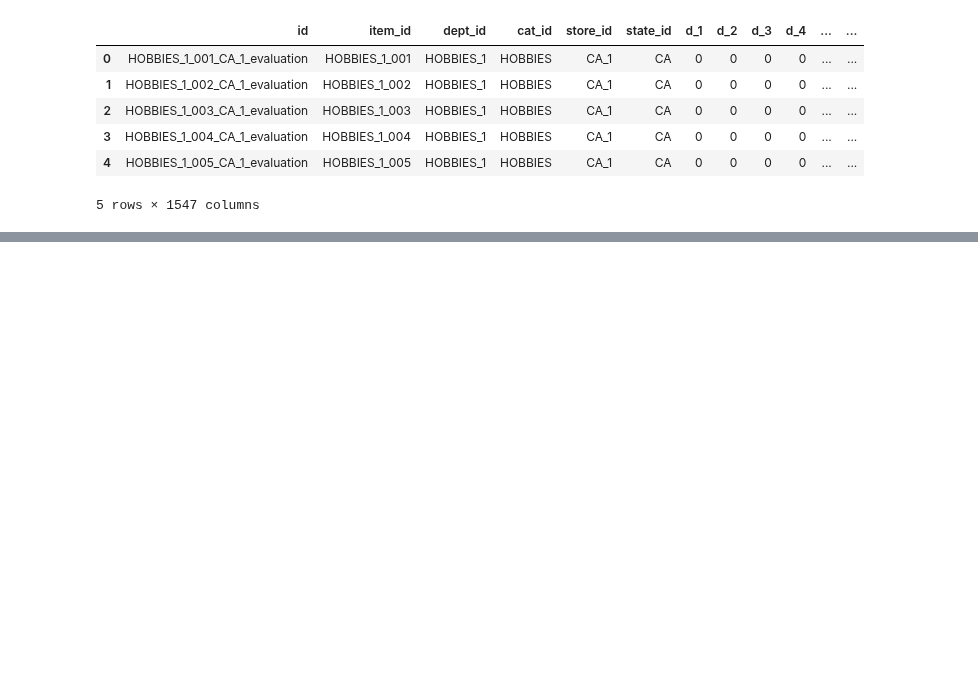
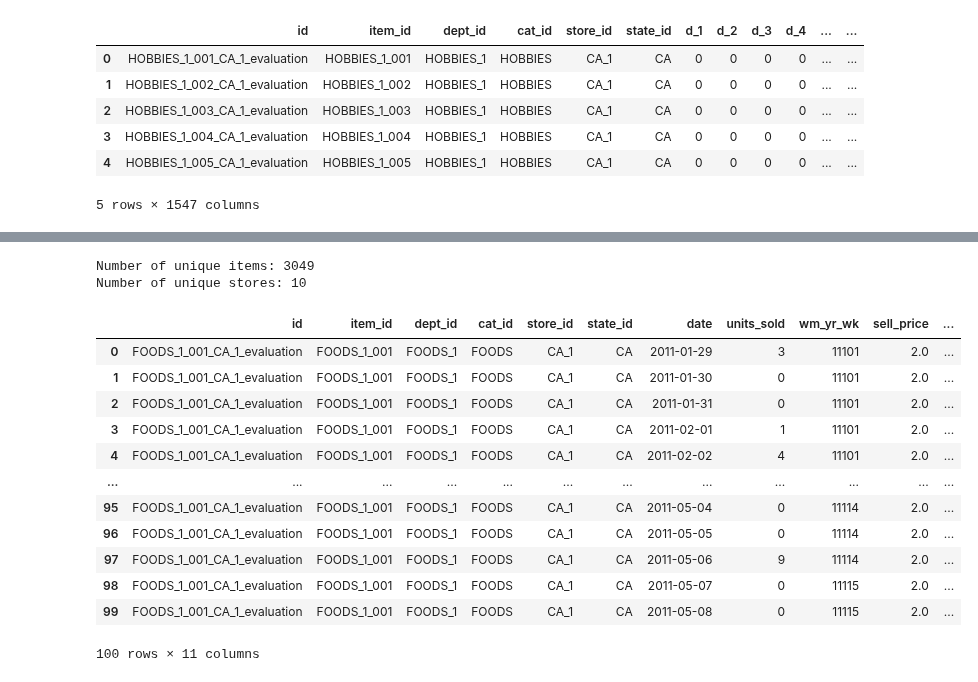
Before and after one commit to kirandas-dev/retail-analytics, a Jupyter notebook: American_Retail_Sales/notebooks/data_merge.ipynb, the cells around one changed output, grey strips where cells are left out. Cells and saved outputs as stored; diff of their text form; code cells hidden in the pictures; blank space fills up the shorter version.

Commit message:
Notebook- Merged Data

```diff
--- a/American_Retail_Sales/notebooks/data_merge.ipynb
+++ b/American_Retail_Sales/notebooks/data_merge.ipynb
@@ -161,0 +151,3 @@ for target_item_id in target_item_ids:
+# %%
+long_format_sales = pd.melt(df_1, id_vars=['id', 'item_id', 'dept_id', 'cat_id', 'store_id', 'state_id'],
+                            var_name='date', value_name='units_sold')
@@ -161,0 +202,12 @@ for target_item_id in target_item_ids:
+# %%
+import pandas as pd
+
+# Create a DataFrame to map dates to weeks
+date_to_week_mapping = df_3[['date', 'wm_yr_wk']]
+
+# Merge the long-format sales data with the date-to-week mapping
+combined_data = pd.merge(long_format_sales, date_to_week_mapping, on='date')
+
+
+
+# Now, combined_data contains sales data for each product on each date
@@ -161,0 +249,8 @@ for target_item_id in target_item_ids:
+# %%
+import pandas as pd
+
+# Perform a left join to merge the dataframes
+combined_data = pd.merge(combined_data, df_2, on=['item_id', 'wm_yr_wk', 'store_id'], how='left')
+
+# Calculate sales by multiplying sell_price with units_sold
+combined_data['sales'] = combined_data['sell_price'] * combined_data['units_sold']
@@ -161,0 +272,33 @@ for target_item_id in target_item_ids:
+# %%
+ItemCount = combined_data['item_id'].nunique()
+print("Number of unique items:", ItemCount)
+
+
+StoreCount = combined_data['store_id'].nunique()
+print("Number of unique stores:", StoreCount)
+# %% [output]
+Number of unique items: 3049
+Number of unique stores: 10
+# %%
+# Sort the DataFrame by "store_id," "date," and "item_id"
+combined_data = combined_data.sort_values(by=['store_id', 'item_id'])
+
+# Reset the index if needed
+combined_data.reset_index(drop=True, inplace=True)
+# %%
+# Verify that the DataFrame has been sorted as desired
+combined_data.head(100)
+# %% [output]
+|  | id | item_id | dept_id | cat_id | store_id | state_id | date | units_sold | wm_yr_wk | sell_price | ... |
+| 0 | FOODS_1_001_CA_1_evaluation | FOODS_1_001 | FOODS_1 | FOODS | CA_1 | CA | 2011-01-29 | 3 | 11101 | 2.0 | ... |
+| 1 | FOODS_1_001_CA_1_evaluation | FOODS_1_001 | FOODS_1 | FOODS | CA_1 | CA | 2011-01-30 | 0 | 11101 | 2.0 | ... |
+| 2 | FOODS_1_001_CA_1_evaluation | FOODS_1_001 | FOODS_1 | FOODS | CA_1 | CA | 2011-01-31 | 0 | 11101 | 2.0 | ... |
+| 3 | FOODS_1_001_CA_1_evaluation | FOODS_1_001 | FOODS_1 | FOODS | CA_1 | CA | 2011-02-01 | 1 | 11101 | 2.0 | ... |
+| 4 | FOODS_1_001_CA_1_evaluation | FOODS_1_001 | FOODS_1 | FOODS | CA_1 | CA | 2011-02-02 | 4 | 11101 | 2.0 | ... |
+| ... | ... | ... | ... | ... | ... | ... | ... | ... | ... | ... | ... |
+| 95 | FOODS_1_001_CA_1_evaluation | FOODS_1_001 | FOODS_1 | FOODS | CA_1 | CA | 2011-05-04 | 0 | 11114 | 2.0 | ... |
+| 96 | FOODS_1_001_CA_1_evaluation | FOODS_1_001 | FOODS_1 | FOODS | CA_1 | CA | 2011-05-05 | 0 | 11114 | 2.0 | ... |
+| 97 | FOODS_1_001_CA_1_evaluation | FOODS_1_001 | FOODS_1 | FOODS | CA_1 | CA | 2011-05-06 | 9 | 11114 | 2.0 | ... |
+| 98 | FOODS_1_001_CA_1_evaluation | FOODS_1_001 | FOODS_1 | FOODS | CA_1 | CA | 2011-05-07 | 0 | 11115 | 2.0 | ... |
+| 99 | FOODS_1_001_CA_1_evaluation | FOODS_1_001 | FOODS_1 | FOODS | CA_1 | CA | 2011-05-08 | 0 | 11115 | 2.0 | ... |
+100 rows × 11 columns
```
Also changed, not shown: parts of 31 cells of this notebook, 1 other file.
